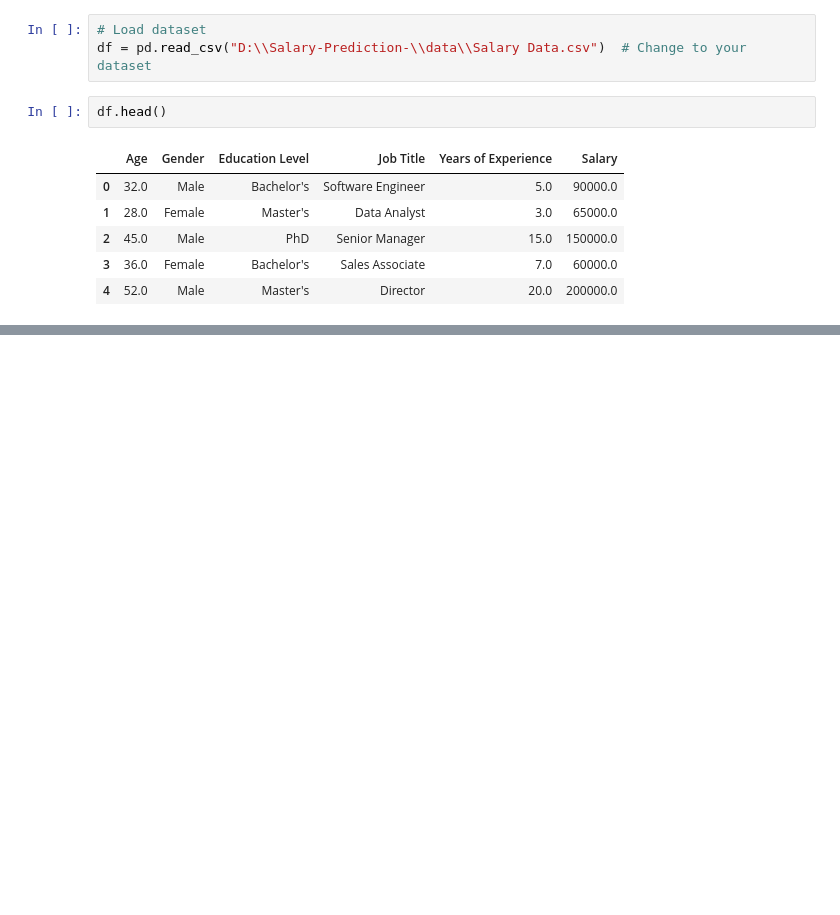
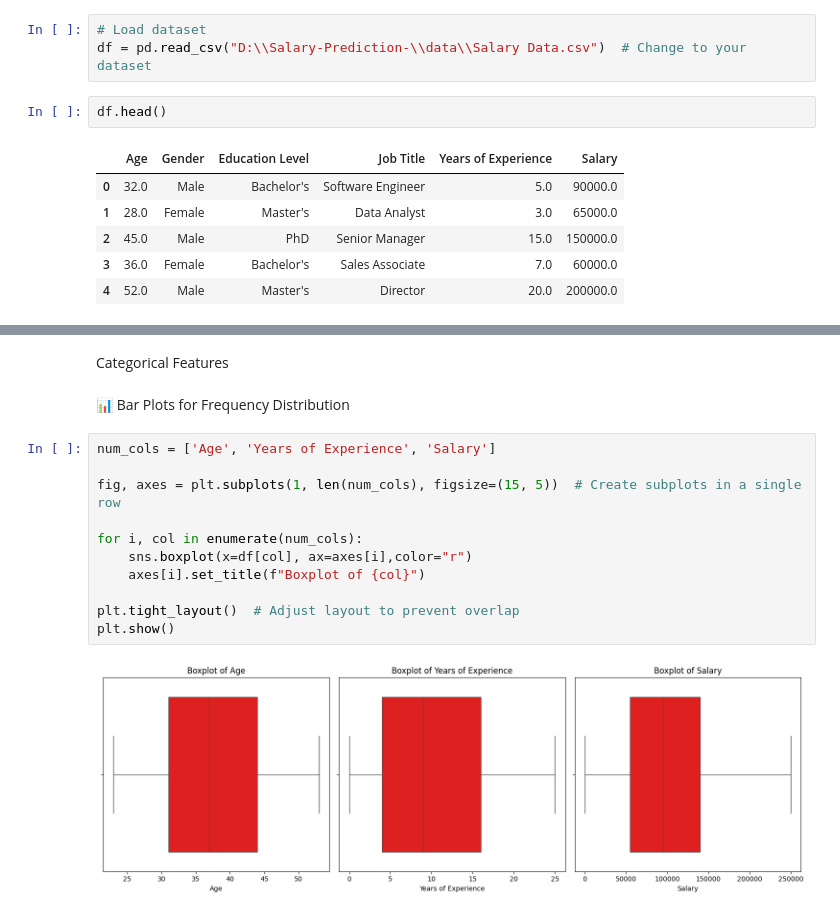
Before and after one commit to Creator-Turbo/Salary-Prediction-, a Jupyter notebook: notebook/Experiment.ipynb, the cells around one changed output, grey strips where cells are left out. Saved outputs shown, nothing was run; the diff lists cells and outputs as text; blank space fills up the shorter version.

```diff
--- a/notebook/Experiment.ipynb
+++ b/notebook/Experiment.ipynb
@@ -128,0 +282,17 @@ display(df)
+# %% [markdown]
+Categorical Features <br>
+<br>
+📊 Bar Plots for Frequency Distribution
+# %%
+num_cols = ['Age', 'Years of Experience', 'Salary']
+
+fig, axes = plt.subplots(1, len(num_cols), figsize=(15, 5))  # Create subplots in a single row
+
+for i, col in enumerate(num_cols):
+    sns.boxplot(x=df[col], ax=axes[i],color="r")
+    axes[i].set_title(f"Boxplot of {col}")
+
+plt.tight_layout()  # Adjust layout to prevent overlap
+plt.show()
+# %% [output]
+[figure, added]
```
Also changed, not shown: parts of 51 cells of this notebook.
